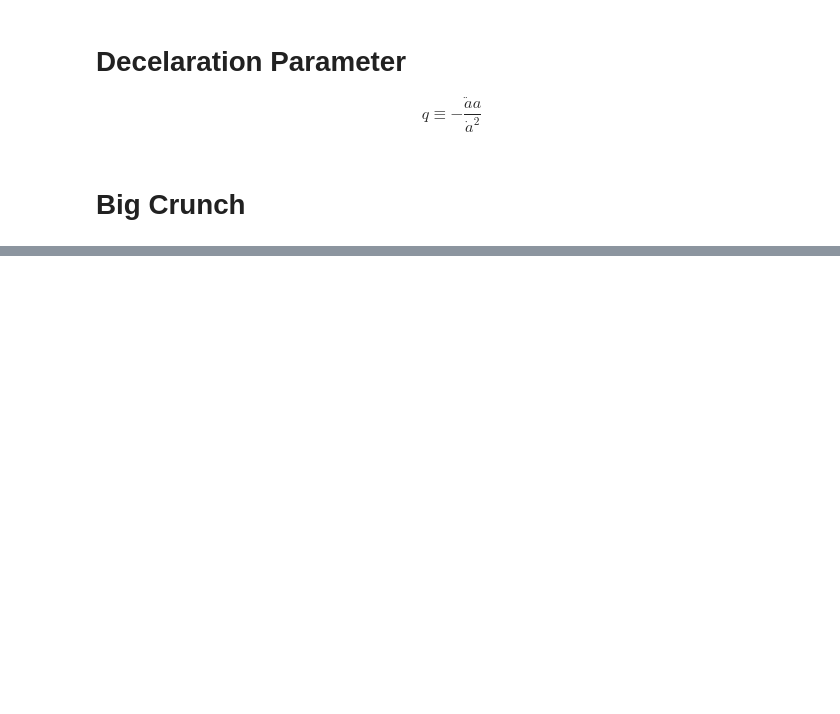
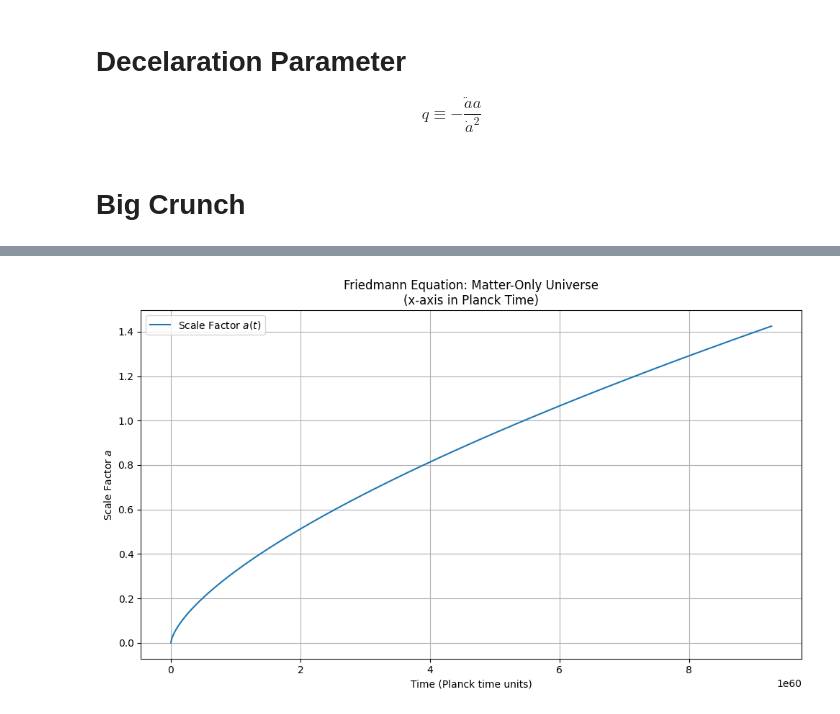
Before and after one commit to RohanBolle/BigCrunch, a Jupyter notebook: FreidmannModified_QuantumCorrections.ipynb, the cells around one changed output, grey strips where cells are left out. Saved outputs shown, nothing was run; the diff lists cells and outputs as text; code cells hidden in the pictures; blank space fills up the shorter version.

```diff
--- a/FreidmannModified_QuantumCorrections.ipynb
+++ b/FreidmannModified_QuantumCorrections.ipynb
@@ -622,0 +836,42 @@ plt.show()
+# %%
+import numpy as np
+from scipy.integrate import solve_ivp
+import matplotlib.pyplot as plt
+
+# Physical constants
+H0_km_s_Mpc = 70  # Hubble constant in km/s/Mpc
+H0_SI = H0_km_s_Mpc * 1e3 / 3.086e22  # Convert to 1/s
+Omega_m = 1.0  # Matter-only flat universe
+
+# Planck time in seconds
+t_planck = 5.391e-44
+
+# Friedmann equation for matter-dominated universe
+def friedmann_eq(t, a):
+    return H0_SI * np.sqrt(Omega_m / a)
+
+# Initial conditions
+a_initial = 1e-5
+a0 = [a_initial]
+t_span = (0, 5e17)  # seconds (~15.8 Gyr)
+t_eval = np.linspace(*t_span, 1000)
+
+# Solve ODE
+sol = solve_ivp(friedmann_eq, t_span, a0, t_eval=t_eval, rtol=1e-10, atol=1e-12)
+a_vals = sol.y[0]
+t_vals_sec = sol.t
+t_vals_planck = t_vals_sec / t_planck  # Convert to Planck time
+
+# Plot
+plt.figure(figsize=(10, 6))
+plt.plot(t_vals_planck, a_vals, label='Scale Factor $a(t)$')
+plt.xlabel('Time (Planck time units)')
+plt.ylabel('Scale Factor $a$')
+plt.title('Friedmann Equation: Matter-Only Universe\n(x-axis in Planck Time)')
+plt.grid(True)
+plt.legend()
+plt.tight_layout()
+# plt.xscale('log')  # Optional: log-scale to better show early behavior
+plt.show()
+# %% [output]
+[figure, added]
```
Also changed, not shown: parts of 11 cells of this notebook.
